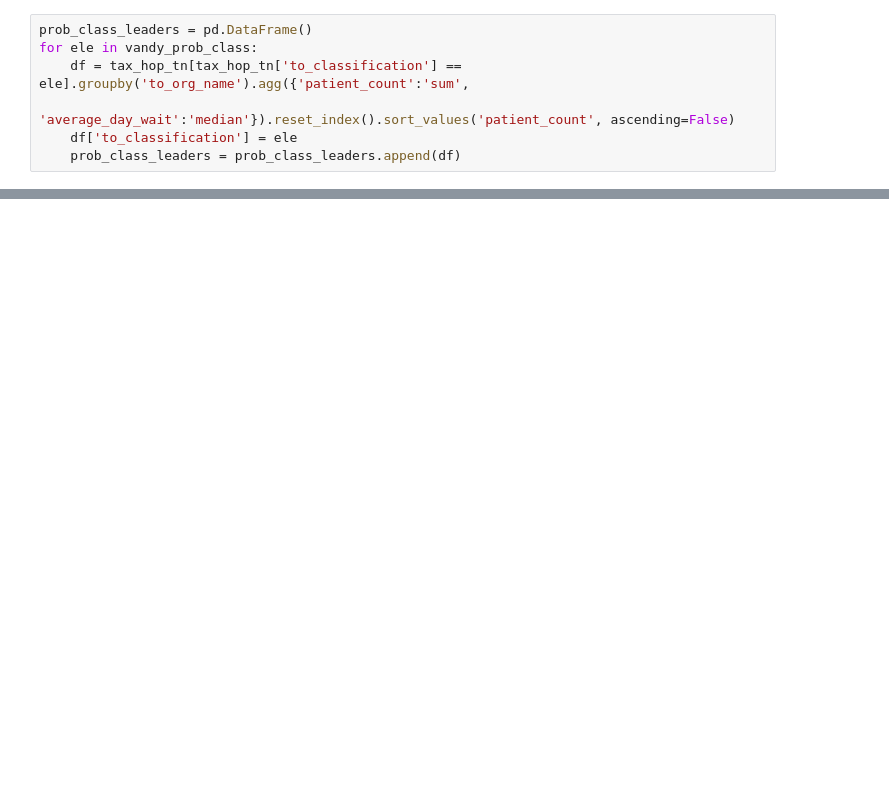
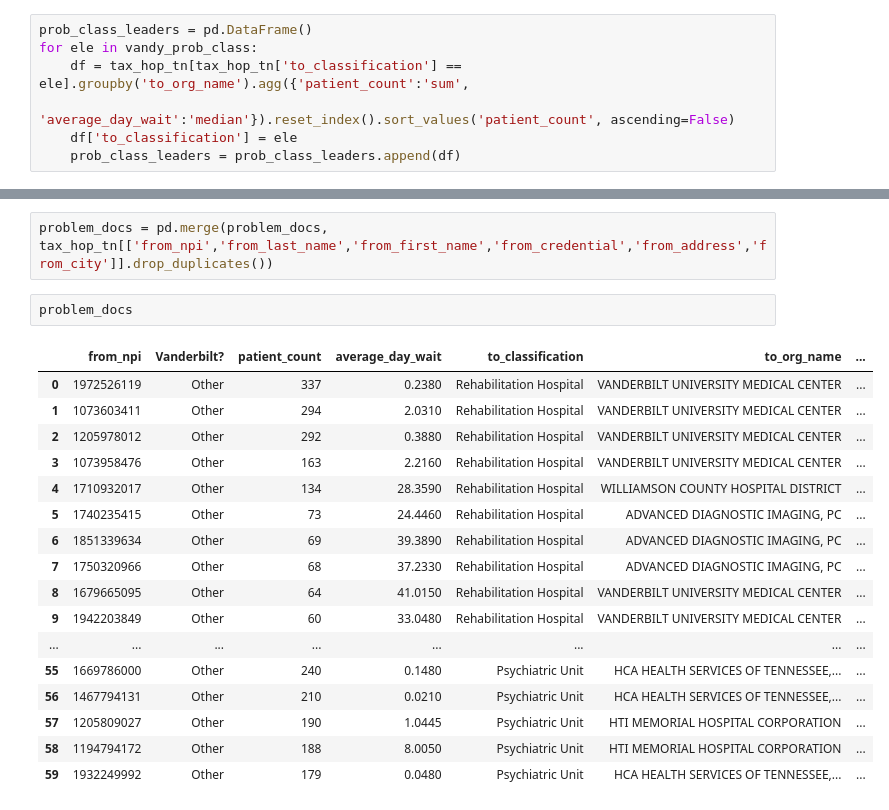
Before and after one commit to nss-data-science-cohort-5/hop_team-hot_pretzels, a Jupyter notebook: hop_teaming_analysis.ipynb, the cells around one changed output, grey strips where cells are left out. Saved outputs shown, nothing was run; the diff lists cells and outputs as text; blank space fills up the shorter version.

```diff
--- a/hop_teaming_analysis.ipynb
+++ b/hop_teaming_analysis.ipynb
@@ -1069,0 +1145,22 @@ ax.map_dataframe(sns.barplot,x = 'to_classification',
+# %%
+problem_docs = pd.merge(problem_docs, tax_hop_tn[['from_npi','from_last_name','from_first_name','from_credential','from_address','from_city']].drop_duplicates())
+# %%
+problem_docs
+# %% [output]
+|  | from_npi | Vanderbilt? | patient_count | average_day_wait | to_classification | to_org_name | ... |
+| 0 | 1972526119 | Other | 337 | 0.2380 | Rehabilitation Hospital | VANDERBILT UNIVERSITY MEDICAL CENTER | ... |
+| 1 | 1073603411 | Other | 294 | 2.0310 | Rehabilitation Hospital | VANDERBILT UNIVERSITY MEDICAL CENTER | ... |
+| 2 | 1205978012 | Other | 292 | 0.3880 | Rehabilitation Hospital | VANDERBILT UNIVERSITY MEDICAL CENTER | ... |
+| 3 | 1073958476 | Other | 163 | 2.2160 | Rehabilitation Hospital | VANDERBILT UNIVERSITY MEDICAL CENTER | ... |
+| 4 | 1710932017 | Other | 134 | 28.3590 | Rehabilitation Hospital | WILLIAMSON COUNTY HOSPITAL DISTRICT | ... |
+| 5 | 1740235415 | Other | 73 | 24.4460 | Rehabilitation Hospital | ADVANCED DIAGNOSTIC IMAGING, PC | ... |
+| 6 | 1851339634 | Other | 69 | 39.3890 | Rehabilitation Hospital | ADVANCED DIAGNOSTIC IMAGING, PC | ... |
+| 7 | 1750320966 | Other | 68 | 37.2330 | Rehabilitation Hospital | ADVANCED DIAGNOSTIC IMAGING, PC | ... |
+| 8 | 1679665095 | Other | 64 | 41.0150 | Rehabilitation Hospital | VANDERBILT UNIVERSITY MEDICAL CENTER | ... |
+| 9 | 1942203849 | Other | 60 | 33.0480 | Rehabilitation Hospital | VANDERBILT UNIVERSITY MEDICAL CENTER | ... |
+| ... | ... | ... | ... | ... | ... | ... | ... |
+| 55 | 1669786000 | Other | 240 | 0.1480 | Psychiatric Unit | HCA HEALTH SERVICES OF TENNESSEE,... | ... |
+| 56 | 1467794131 | Other | 210 | 0.0210 | Psychiatric Unit | HCA HEALTH SERVICES OF TENNESSEE,... | ... |
+| 57 | 1205809027 | Other | 190 | 1.0445 | Psychiatric Unit | HTI MEMORIAL HOSPITAL CORPORATION | ... |
+| 58 | 1194794172 | Other | 188 | 8.0050 | Psychiatric Unit | HTI MEMORIAL HOSPITAL CORPORATION | ... |
+| 59 | 1932249992 | Other | 179 | 0.0480 | Psychiatric Unit | HCA HEALTH SERVICES OF TENNESSEE,... | ... |
```
Also changed, not shown: parts of 38 cells of this notebook, 1 other file.
